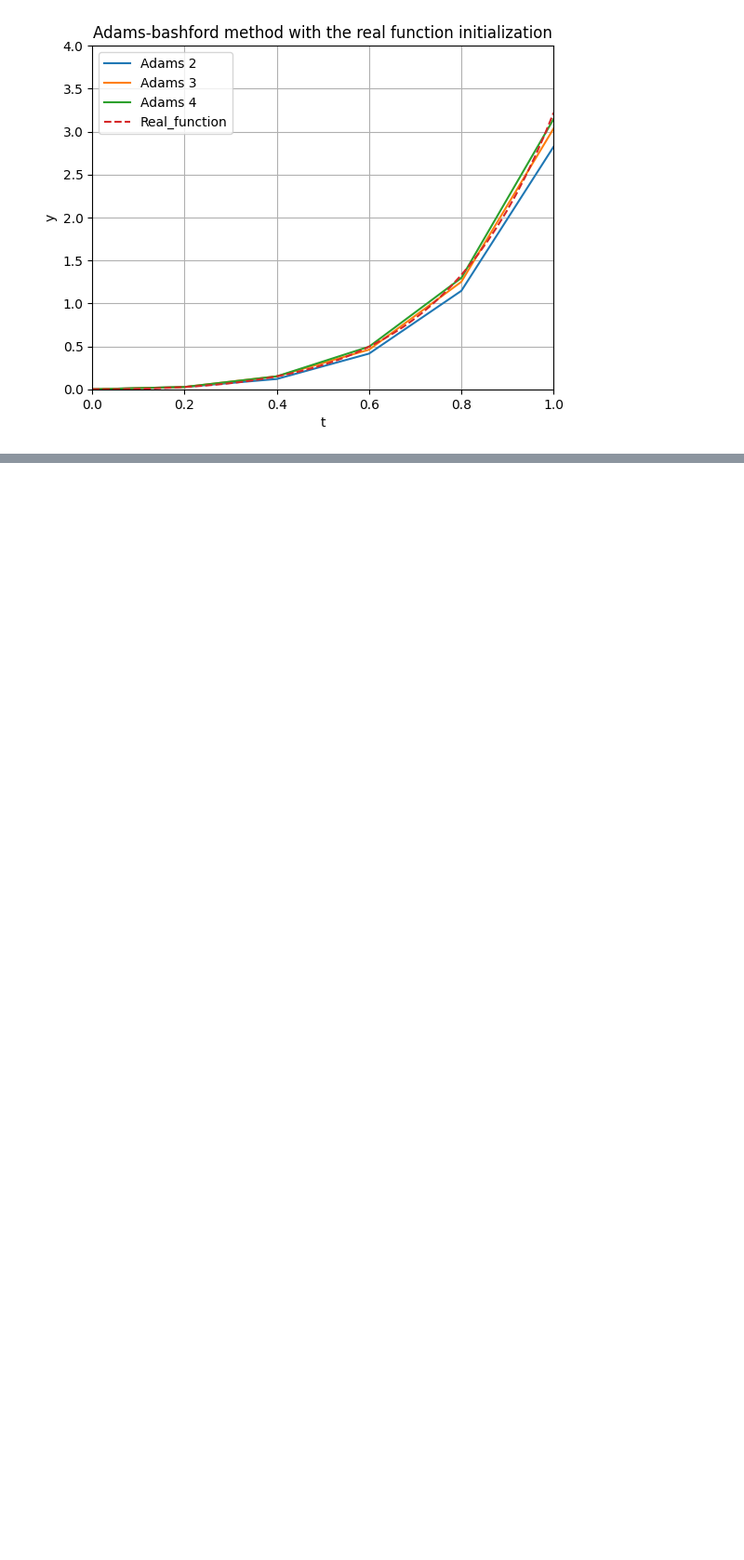
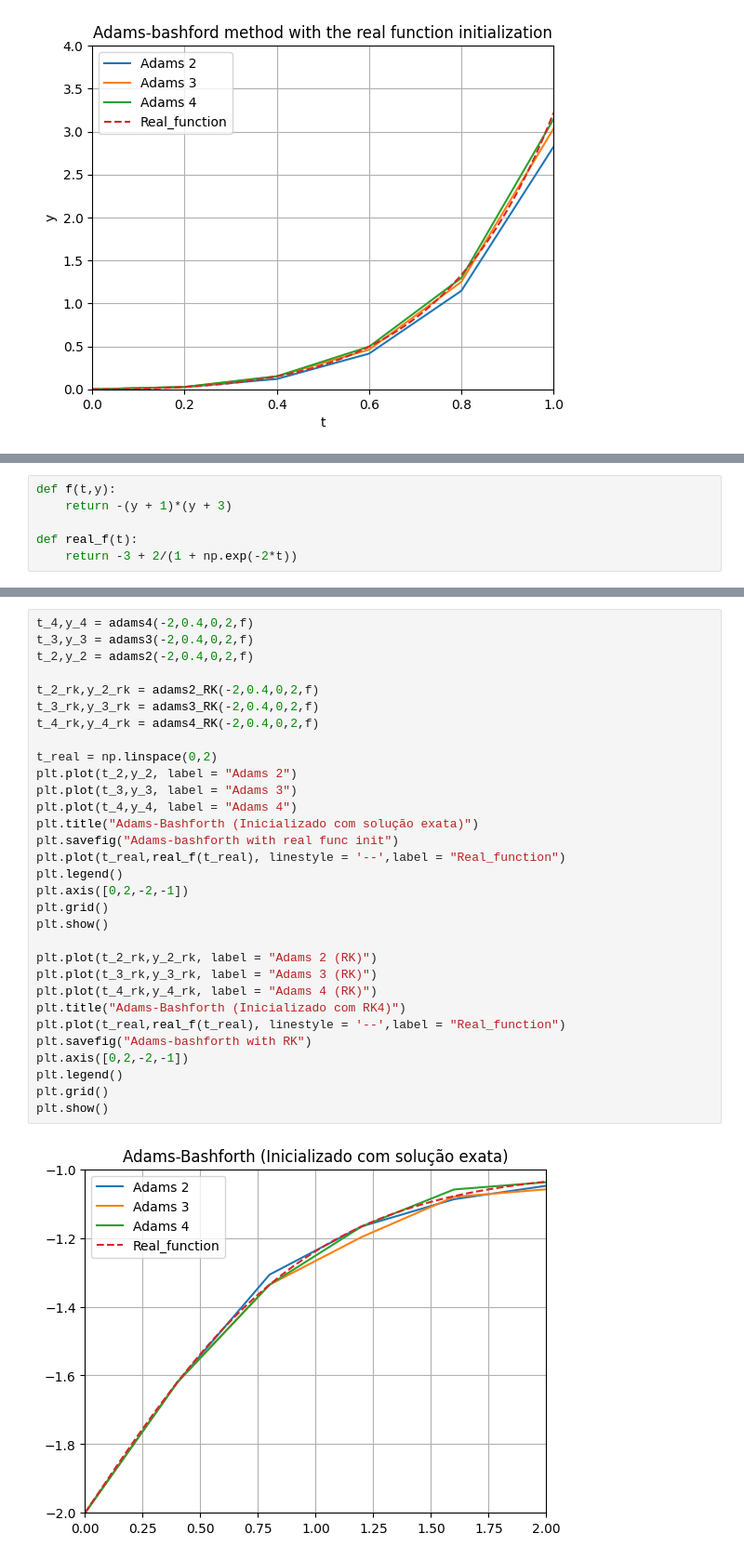
Before and after one commit to weldersalvador/Numerical-analysis-Python, a Jupyter notebook: Differential_Equations/adams/adams.ipynb, the cells around one changed output, grey strips where cells are left out. Shown at 93% size. Drawn from its saved outputs; the diff is of its cells as text; blank space fills up the shorter version.

Commit message:
Implementing adams-bashforth with real function initialization and with RK unutialization and comparing

```diff
--- a/Differential_Equations/adams/adams.ipynb
+++ b/Differential_Equations/adams/adams.ipynb
@@ -67,0 +83,6 @@ plt.show()
+# %%
+def f(t,y):
+    return -(y + 1)*(y + 3)
+
+def real_f(t):
+    return -3 + 2/(1 + np.exp(-2*t))
@@ -67,0 +155,33 @@ plt.show()
+# %%
+t_4,y_4 = adams4(-2,0.4,0,2,f)
+t_3,y_3 = adams3(-2,0.4,0,2,f)
+t_2,y_2 = adams2(-2,0.4,0,2,f)
+
+t_2_rk,y_2_rk = adams2_RK(-2,0.4,0,2,f)
+t_3_rk,y_3_rk = adams3_RK(-2,0.4,0,2,f)
+t_4_rk,y_4_rk = adams4_RK(-2,0.4,0,2,f)
+
+t_real = np.linspace(0,2)
+plt.plot(t_2,y_2, label = "Adams 2")
+plt.plot(t_3,y_3, label = "Adams 3")
+plt.plot(t_4,y_4, label = "Adams 4")
+plt.title("Adams-Bashforth (Inicializado com solução exata)")
+plt.savefig("Adams-bashforth with real func init")
+plt.plot(t_real,real_f(t_real), linestyle = '--',label = "Real_function")
+plt.legend()
+plt.axis([0,2,-2,-1])
+plt.grid()
+plt.show()
+
+plt.plot(t_2_rk,y_2_rk, label = "Adams 2 (RK)")
+plt.plot(t_3_rk,y_3_rk, label = "Adams 3 (RK)")
+plt.plot(t_4_rk,y_4_rk, label = "Adams 4 (RK)")
+plt.title("Adams-Bashforth (Inicializado com RK4)")
+plt.plot(t_real,real_f(t_real), linestyle = '--',label = "Real_function")
+plt.savefig("Adams-bashforth with RK")
+plt.axis([0,2,-2,-1])
+plt.legend()
+plt.grid()
+plt.show()
+# %% [output]
+[figure, added]
```
Also changed, not shown: parts of 3 cells of this notebook, 2 other files.
